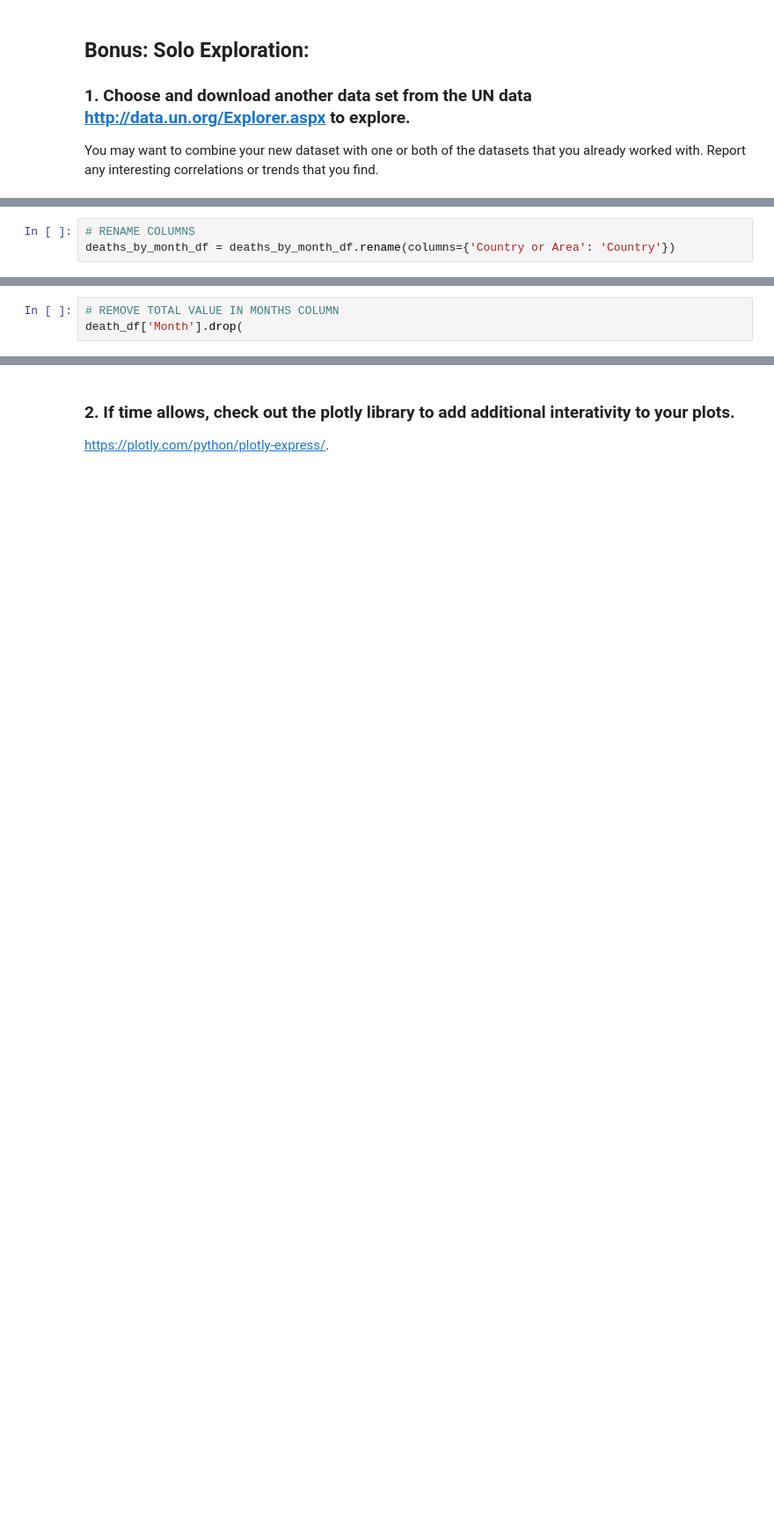
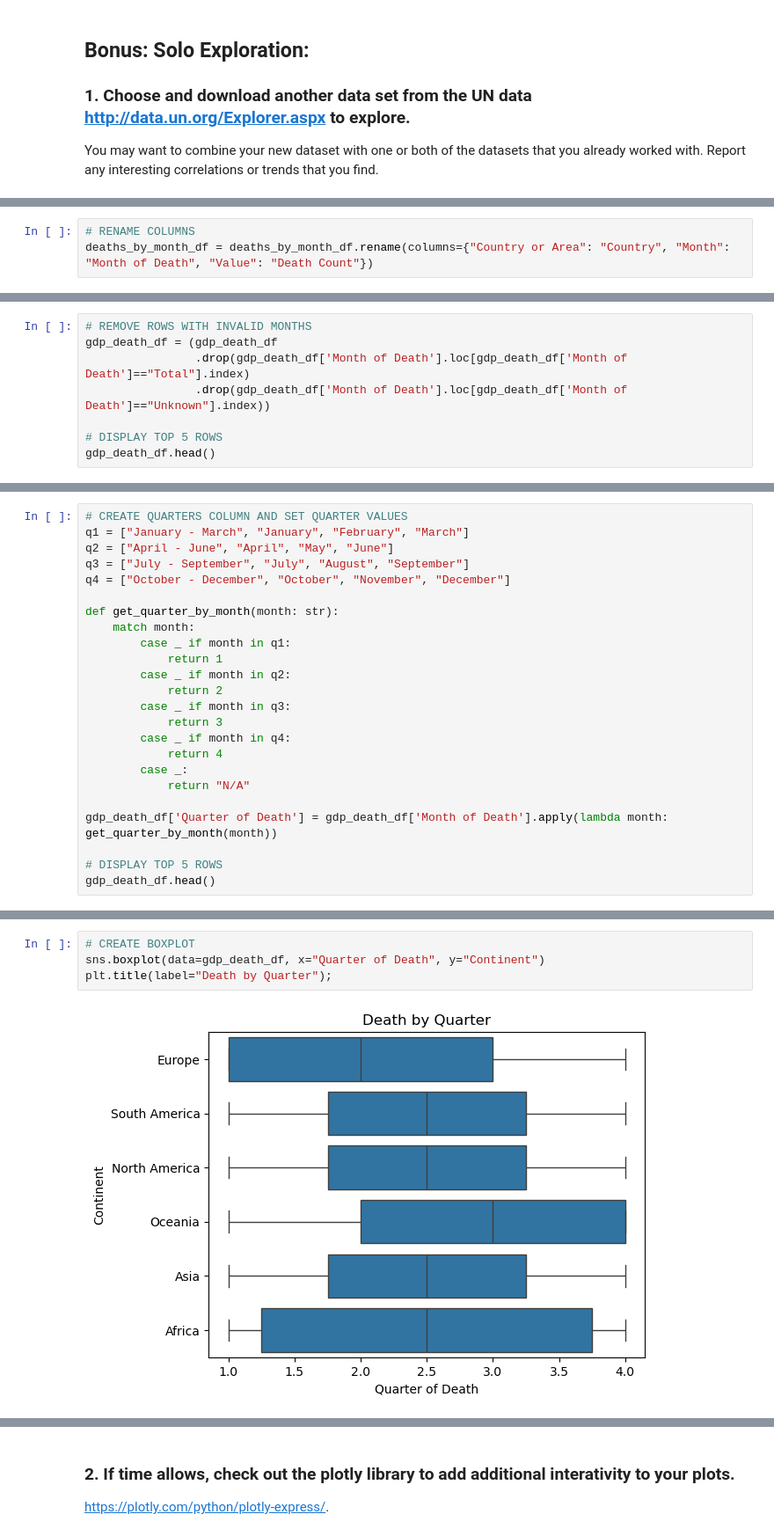
Before and after one commit to nss-data-science-cohort-9/un-exploration-shannequin, a Jupyter notebook: notebooks/UN_Data_Exploration.ipynb, the cells around one changed output, grey strips where cells are left out. Shown at 88% size. Cells and saved outputs as stored; diff of their text form; blank space fills up the shorter version.

```diff
--- a/notebooks/UN_Data_Exploration.ipynb
+++ b/notebooks/UN_Data_Exploration.ipynb
@@ -553,5 +559,5 @@ deaths_by_month_df = deaths_by_month_df.drop(columns=['Record Type', 'Reliabilit
 # %%
 # RENAME COLUMNS
-deaths_by_month_df = deaths_by_month_df.rename(columns={'Country or Area': 'Country'})
+deaths_by_month_df = deaths_by_month_df.rename(columns={"Country or Area": "Country", "Month": "Month of Death", "Value": "Death Count"})
 # %%
 # MERGE DATAFRAMES
@@ -593,4 +593,9 @@ np.int64(1892)
 # %%
-# REMOVE TOTAL VALUE IN MONTHS COLUMN
-death_df['Month'].drop(
+# REMOVE ROWS WITH INVALID MONTHS
+gdp_death_df = (gdp_death_df
+                .drop(gdp_death_df['Month of Death'].loc[gdp_death_df['Month of Death']=="Total"].index)
+                .drop(gdp_death_df['Month of Death'].loc[gdp_death_df['Month of Death']=="Unknown"].index))
+
+# DISPLAY TOP 5 ROWS
+gdp_death_df.head()
 # %% [output]
@@ -614,0 +608,24 @@ _IncompleteInputError: incomplete input (2003687980.py, line 2)
+# %%
+# CREATE QUARTERS COLUMN AND SET QUARTER VALUES
+q1 = ["January - March", "January", "February", "March"]
+q2 = ["April - June", "April", "May", "June"]
+q3 = ["July - September", "July", "August", "September"]
+q4 = ["October - December", "October", "November", "December"]
+
+def get_quarter_by_month(month: str):
+    match month:
+        case _ if month in q1:
+            return 1
+        case _ if month in q2:
+            return 2
+        case _ if month in q3:
+            return 3
+        case _ if month in q4:
+            return 4
+        case _:
+            return "N/A"
+
+gdp_death_df['Quarter of Death'] = gdp_death_df['Month of Death'].apply(lambda month: get_quarter_by_month(month))
+
+# DISPLAY TOP 5 ROWS
+gdp_death_df.head()
@@ -614,0 +660,6 @@ _IncompleteInputError: incomplete input (2003687980.py, line 2)
+# %%
+# CREATE BOXPLOT
+sns.boxplot(data=gdp_death_df, x="Quarter of Death", y="Continent")
+plt.title(label="Death by Quarter");
+# %% [output]
+[figure, added]
```
Also changed, not shown: parts of 40 cells of this notebook.
